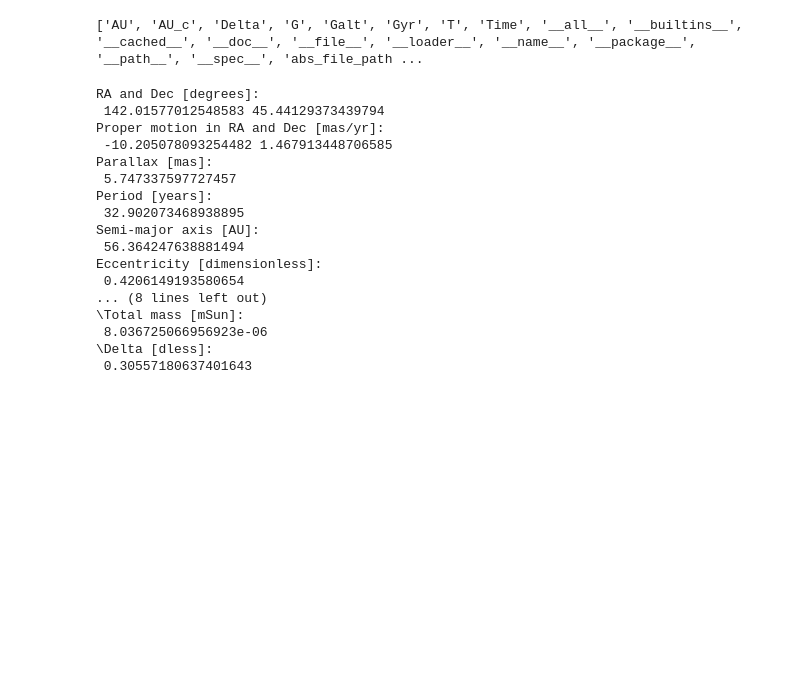
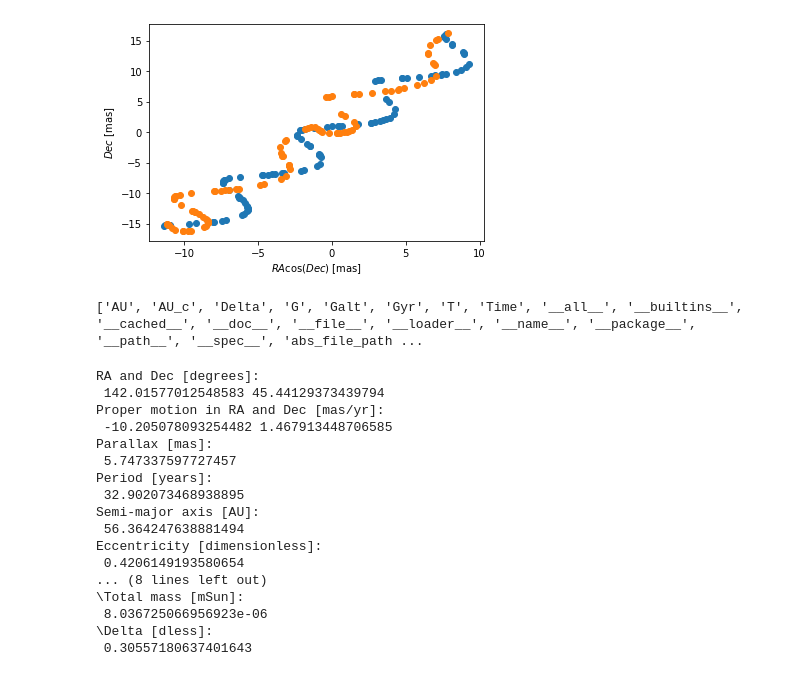
Before and after one commit to zpenoyre/astromet.py, a Jupyter notebook: example.ipynb, the cells around one changed output. Saved outputs shown, nothing was run; the diff lists cells and outputs as text; code cells hidden in the pictures; blank space fills up the shorter version.

```diff
--- a/example.ipynb
+++ b/example.ipynb
@@ -5,3 +38,29 @@
+# %%
+# binary parameters
+# (for single stars leave these blank or set l=q)
+params.period=2      #[yr]
+params.a=2    #[AU]
+params.e=0.8
+params.q=0.5
+params.l=0.1
+# viewing angle
+params.vphi=4.5   #[rad]
+params.vtheta=1.5 #[rad]
+params.vomega=5.6 #[rad]
+# time of some periapse passage
+params.tperi=2016 #[jyear]
+# %%
+bracs,bdecs=astromet.track(ts,params)
+
+ax=plt.gca()
+ax.scatter(racs,decs)
+ax.scatter(bracs,bdecs)
+ax.set_xlabel(r'$RA \cos(Dec)$ [mas]')
+ax.set_ylabel(r'$Dec$ [mas]')
+plt.savefig('docs/plots/twoBody.pdf')
+plt.show()
+# %% [output]
+[figure, added]
 # %%
 import numpy as np
 import astropy
```
Also changed, not shown: parts of 3 cells of this notebook, 4 other files.
